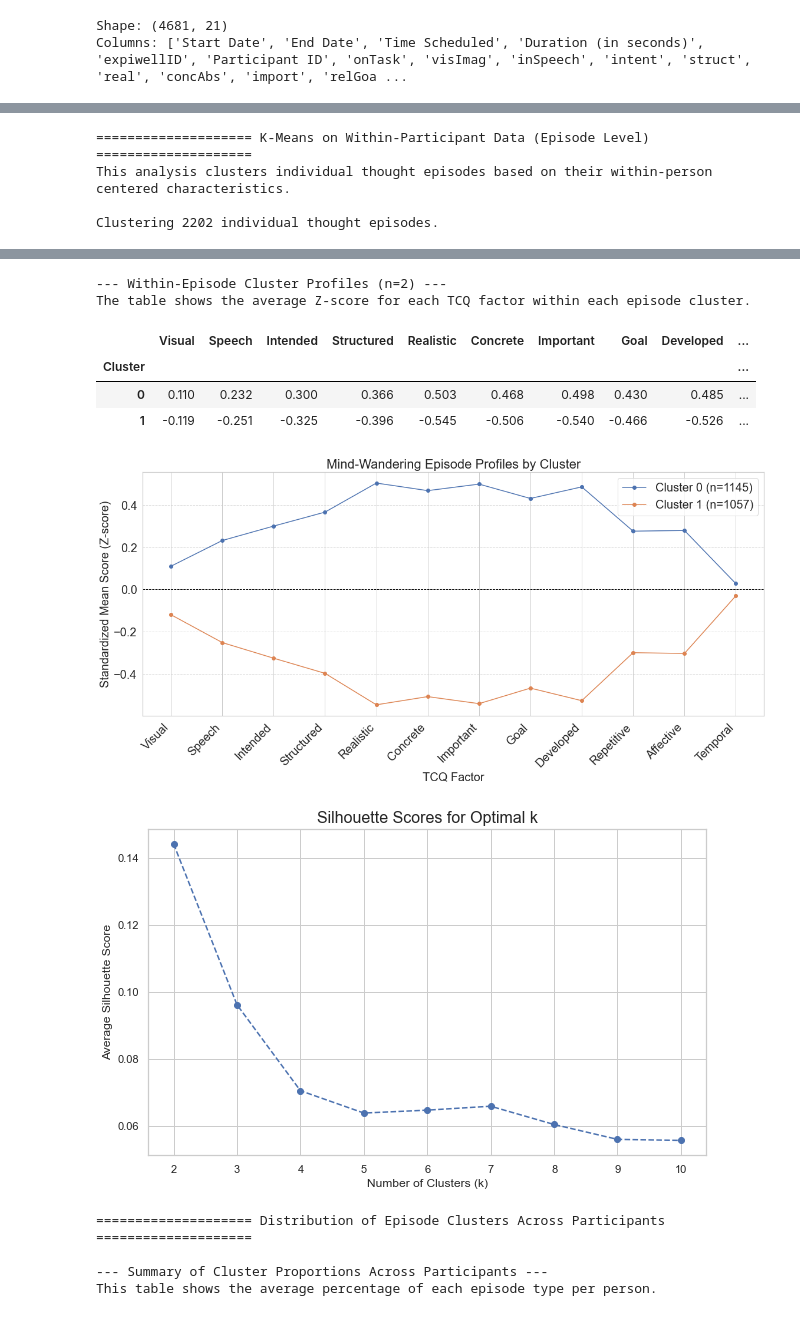
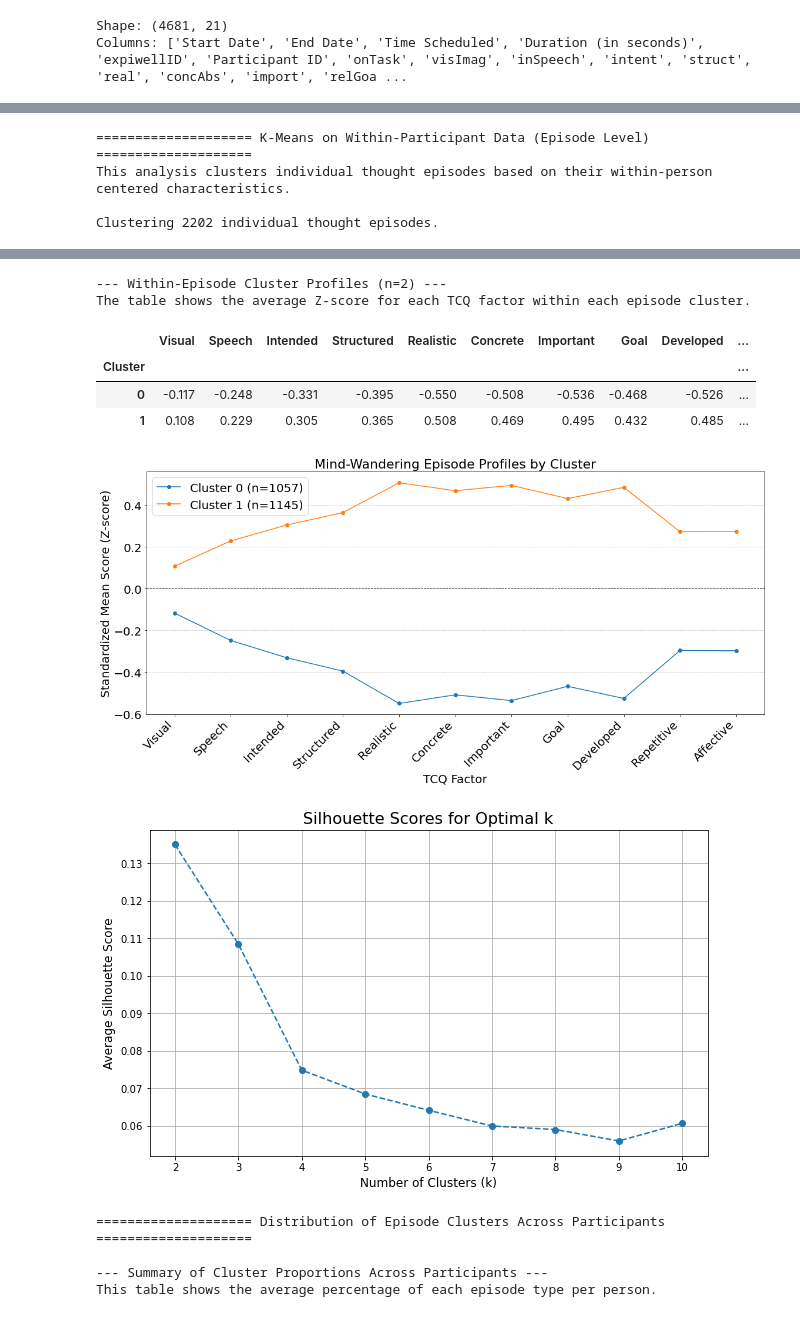
Before and after one commit to thandre6000/MindWanderAnalysis, a Jupyter notebook: notebooks/Clustering.ipynb, the cells around one changed output, grey strips where cells are left out. Cells and saved outputs as stored; diff of their text form; code cells hidden in the pictures.

```diff
--- a/notebooks/Clustering.ipynb
+++ b/notebooks/Clustering.ipynb
@@ -82,7 +82,7 @@ import pandas as pd
 
 tcq_cols_analysis = [
     'visImag', 'inSpeech', 'intent', 'struct', 'real', 'concAbs',
-    'import', 'relGoal', 'fullDev', 'oftMind', 'emotVal', 'tempOr'
+    'import', 'relGoal', 'fullDev', 'oftMind', 'emotVal'
 ]
 
 # 1. Prepare the data
@@ -164,11 +164,13 @@ from sklearn.metrics import silhouette_score
 silhouette_scores = []
 # We start the range from 2 because silhouette score is not defined for k=1
 k_range_silhouette = range(2, 11)
+# Drop 'Cluster' column if present before silhouette calculation
+Xw = between_clustered.drop(columns=['Cluster'], errors='ignore')
 
 for k in k_range_silhouette:
     kmeans = KMeans(n_clusters=k, init='k-means++', random_state=42, n_init=10)
-    kmeans.fit(scaled_df)
-    score = silhouette_score(scaled_df, kmeans.labels_)
+    kmeans.fit(Xw)
+    score = silhouette_score(Xw, kmeans.labels_)
     silhouette_scores.append(score)
 
 # Plot the Silhouette Scores
@@ -207,7 +287,7 @@ print("This analysis clusters individual thought episodes based on their within-
 
 tcq_cols_analysis = [
     'visImag', 'inSpeech', 'intent', 'struct', 'real', 'concAbs',
-    'import', 'relGoal', 'fullDev', 'oftMind', 'emotVal', 'tempOr'
+    'import', 'relGoal', 'fullDev', 'oftMind', 'emotVal'
 ]
 
 # 1. Prepare the data
@@ -272,20 +352,21 @@ plt.grid(axis='y', linestyle='--', alpha=0.7)
 plt.tight_layout()
 plt.show()
 
-# --- Calculate Silhouette Scores for Different K Values ---
+# --- Calculate Silhouette Scores for Different K Values (FIXED) ---
 from sklearn.metrics import silhouette_score
 
 silhouette_scores = []
-# We start the range from 2 because silhouette score is not defined for k=1
 k_range_silhouette = range(2, 11)
+
+# Drop 'Cluster' column if present before silhouette calculation
+Xw = within_scaled_df.drop(columns=['Cluster'], errors='ignore')
 
 for k in k_range_silhouette:
     kmeans = KMeans(n_clusters=k, init='k-means++', random_state=42, n_init=10)
-    kmeans.fit(within_scaled_df)
-    score = silhouette_score(within_scaled_df, kmeans.labels_)
+    kmeans.fit(Xw)
+    score = silhouette_score(Xw, kmeans.labels_)
     silhouette_scores.append(score)
 
-# Plot the Silhouette Scores
 plt.figure(figsize=(10, 6))
 plt.plot(k_range_silhouette, silhouette_scores, marker='o', linestyle='--')
 plt.title('Silhouette Scores for Optimal k', fontsize=16)
@@ -303,11 +384,11 @@ Clustering 2202 individual thought episodes.
 --- Within-Episode Cluster Profiles (n=2) ---
 The table shows the average Z-score for each TCQ factor within each episode cluster.
 |  | Visual | Speech | Intended | Structured | Realistic | Concrete | Important | Goal | Developed | ... |
 | Cluster |  |  |  |  |  |  |  |  |  | ... |
-| 0 | 0.110 | 0.232 | 0.300 | 0.366 | 0.503 | 0.468 | 0.498 | 0.430 | 0.485 | ... |
-| 1 | -0.119 | -0.251 | -0.325 | -0.396 | -0.545 | -0.506 | -0.540 | -0.466 | -0.526 | ... |
+| 0 | -0.117 | -0.248 | -0.331 | -0.395 | -0.550 | -0.508 | -0.536 | -0.468 | -0.526 | ... |
+| 1 | 0.108 | 0.229 | 0.305 | 0.365 | 0.508 | 0.469 | 0.495 | 0.432 | 0.485 | ... |
-[figure, old version]
+[figure, new version]
-[figure, old version]
+[figure, new version]
 # %%
 
 
```
Also changed, not shown: parts of 4 cells of this notebook, 2 other files.
